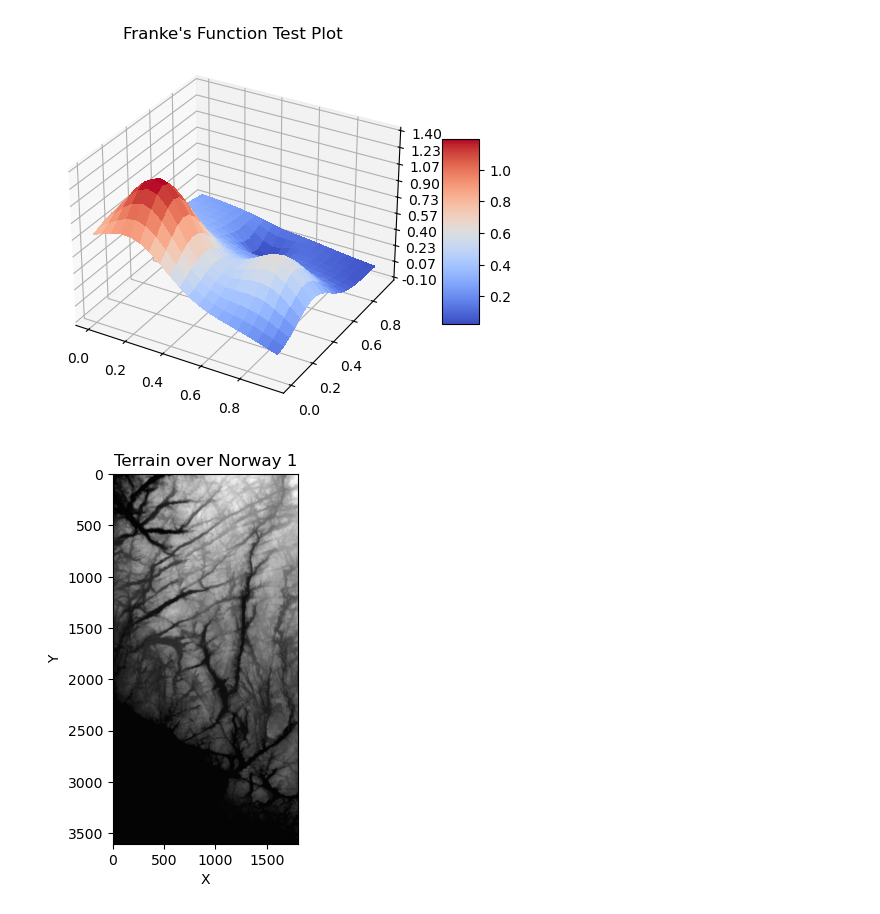
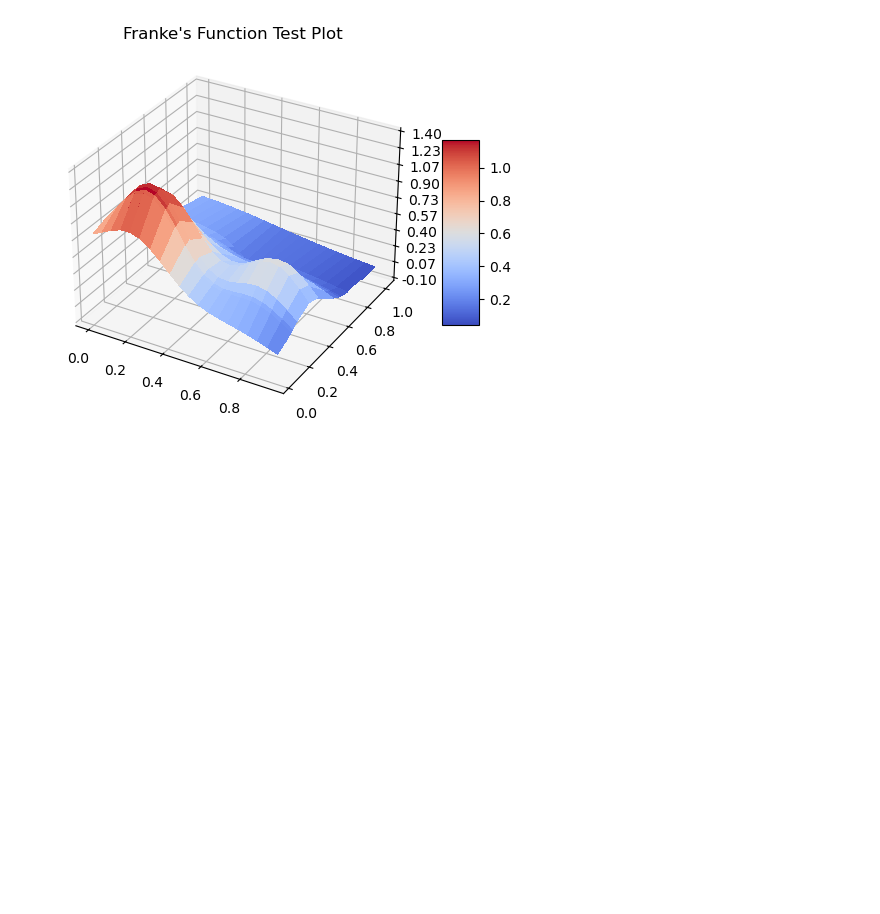
Before and after one commit to hellegje/fys-stk4155, a Jupyter notebook: Project1/2dProject.ipynb, the cells around one changed output. Saved outputs shown, nothing was run; the diff lists cells and outputs as text; code cells hidden in the pictures; blank space fills up the shorter version.

```diff
--- a/Project1/2dProject.ipynb
+++ b/Project1/2dProject.ipynb
@@ -8,65 +8,57 @@ from random import random, seed
 import numpy as np
 from imageio.v2 import imread
 from numpy.random import normal, uniform
+import sklearn.metrics as error
+from sklearn.preprocessing import PolynomialFeatures
+from sklearn.model_selection import train_test_split
+from sklearn import linear_model
 
 def frankes_function(x, y):
     z = ((3/4)*np.exp((-1/4)*(9*x-2)**2-(1/4)*(9*y-2)**2)
         + ((3/4)*np.exp((-1/49)*(9*x+1)**2-(1/10)*(9*y+1)))
         + ((1/2)*np.exp((-1/4)*(9*x-7)**2-(1/4)*(9*y-3)**2))
         - ((1/5)*np.exp(-(9*x-4)**2-(9*y-7)**2)))
     return z
 
-def plot_3d(x, y, title):
-    z = frankes_function(x, y)
-
+def plot_3d(x, y, z, title):
     #Plot (code taken from project description)
     fig = plt.figure()
     ax = fig.add_subplot(projection='3d')
 
     surf = ax.plot_surface(x, y, z, cmap=cm.coolwarm, linewidth=0, antialiased=False)
 
     ax.set_zlim(-0.10, 1.40)
     ax.zaxis.set_major_locator(LinearLocator(10))
     ax.zaxis.set_major_formatter(FormatStrFormatter('%.02f'))
 
     fig.colorbar(surf, shrink=0.5, aspect=5)
 
     plt.title(title)
     plt.show()
 
 #Make data
 x = np.arange(0, 1, 0.05)
-y = np.arange(0, 1, 0.05)
+y = np.arange(0, 1, 0.05) + np.random.normal(0, 0.1, x.shape)
 
 x, y = np.meshgrid(x, y)
+z = frankes_function(x, y)
 
 #Test plot
-plot_3d(x, y, "Franke's Function Test Plot")
+plot_3d(x, y, z, "Franke's Function Test Plot")
 
+#Real data
+#TODO: Smooth switch
+# # Load the terrain - again from project description
+# terrain = imread('SRTM_data_Norway_2.tif')
 
+# N = 1000
+# m = 5 # polynomial order
+# terrain = terrain[:N,:N]
+# # Creates mesh of image pixels
+# x = np.linspace(0,1, np.shape(terrain)[0])
+# y = np.linspace(0,1, np.shape(terrain)[1])
+# x, y = np.meshgrid(x,y)
 
-# Load the terrain - again from project description
-terrain = imread('SRTM_data_Norway_2.tif')
-
-N = 1000
-m = 5 # polynomial order
-terrain = terrain[:N,:N]
-# Creates mesh of image pixels
-x = np.linspace(0,1, np.shape(terrain)[0])
-y = np.linspace(0,1, np.shape(terrain)[1])
-x_mesh, y_mesh = np.meshgrid(x,y)
-
-z = terrain
-#X = create_X(x_mesh, y_mesh,m)
-
-
-# Show the terrain
-plt.figure()
-plt.title('Terrain over Norway 1')
-plt.imshow(terrain, cmap='gray')
-plt.xlabel('X')
-plt.ylabel('Y')
-plt.show()
+# z = terrain
 # %% [output]
-[figure, old version]
+[figure, new version]
-[figure, removed]
```
Also changed, not shown: parts of 7 cells of this notebook, 1 other file.
